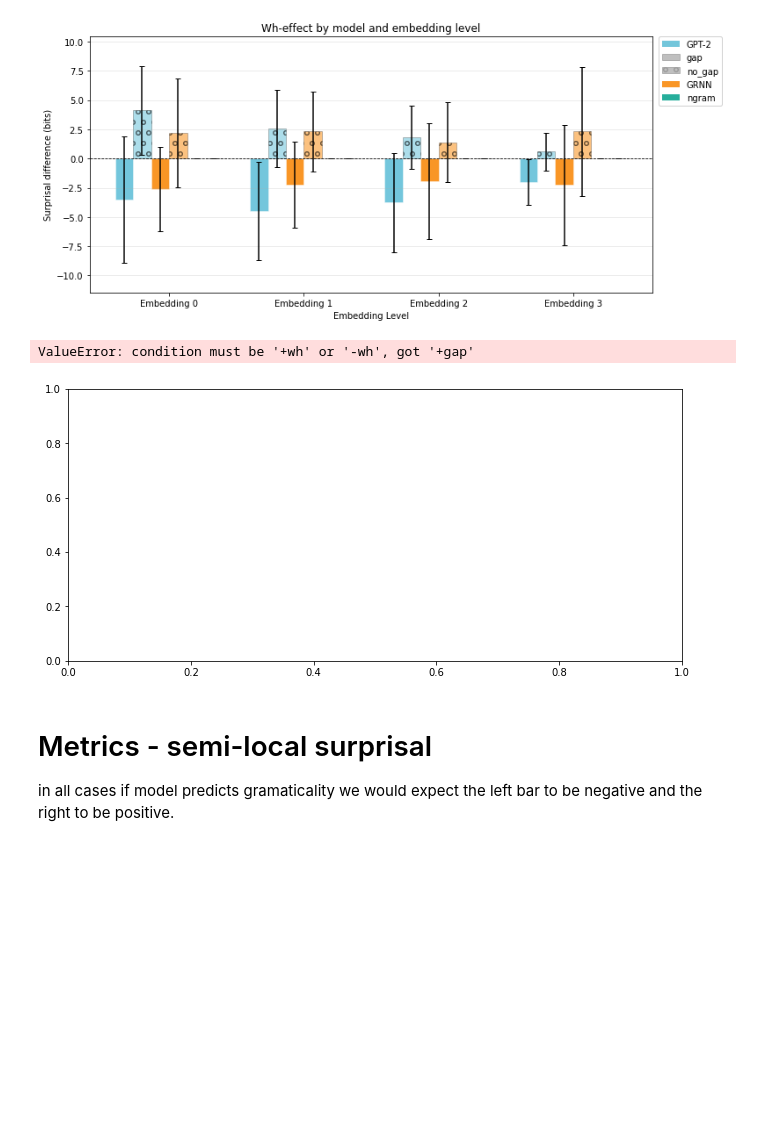
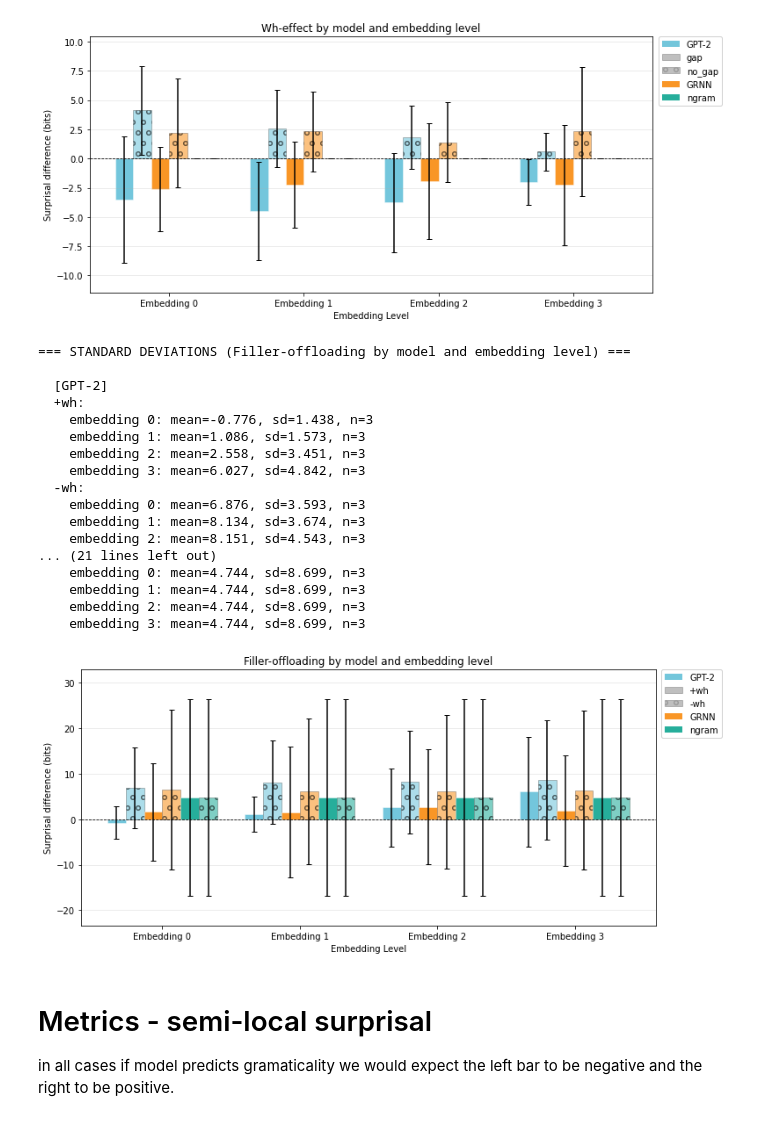
Before and after one commit to marrsia/ucl-fgd, a Jupyter notebook: notebooks/pilot_object_surprisals.ipynb, the cells around one changed output. Saved outputs shown, nothing was run; the diff lists cells and outputs as text; code cells hidden in the pictures; blank space fills up the shorter version.

```diff
--- a/notebooks/pilot_object_surprisals.ipynb
+++ b/notebooks/pilot_object_surprisals.ipynb
@@ -285,18 +285,34 @@ data.plot_effect_bar_chart_multi_model(
 # %%
 data.plot_effect_bar_chart_multi_model(
     model_dfs     = model_dfs,
     effect_fn     = data.get_filler_offloading_effect,
-    conditions    = ["+gap", "-gap"],
+    conditions    = ["+wh", "-wh"],
     title         = "Filler-offloading by model and embedding level",
     ylabel        = "Surprisal difference (bits)",
     surprisal_type= "local",
     gap_type      = "object",
-    condition_labels = ["+gap", "-gap"],
+    condition_labels = ["+wh", "-wh"],
     save_path = "../data/images/fo_effect_main.png"
 )
 # %% [output]
-ValueError: condition must be '+wh' or '-wh', got '+gap'
+=== STANDARD DEVIATIONS (Filler-offloading by model and embedding level) ===
+
+  [GPT-2]
+  +wh:
+    embedding 0: mean=-0.776, sd=1.438, n=3
+    embedding 1: mean=1.086, sd=1.573, n=3
+    embedding 2: mean=2.558, sd=3.451, n=3
+    embedding 3: mean=6.027, sd=4.842, n=3
+  -wh:
+    embedding 0: mean=6.876, sd=3.593, n=3
+    embedding 1: mean=8.134, sd=3.674, n=3
+    embedding 2: mean=8.151, sd=4.543, n=3
+... (21 lines left out)
+    embedding 0: mean=4.744, sd=8.699, n=3
+    embedding 1: mean=4.744, sd=8.699, n=3
+    embedding 2: mean=4.744, sd=8.699, n=3
+    embedding 3: mean=4.744, sd=8.699, n=3
-[figure, old version]
+[figure, new version]
 # %% [markdown]
 # Metrics - semi-local surprisal
 in all cases if model predicts gramaticality we would expect the left bar to be negative and the right to be positive.
```
Also changed, not shown: 1 other file.
